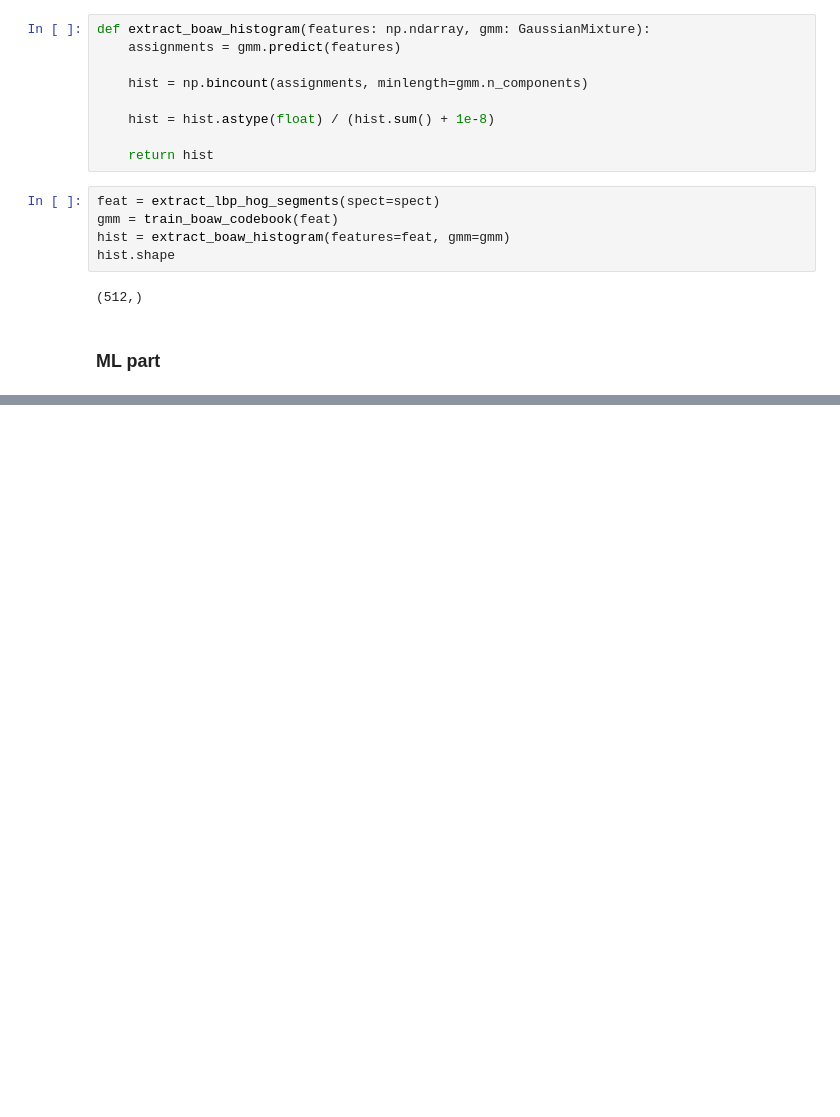
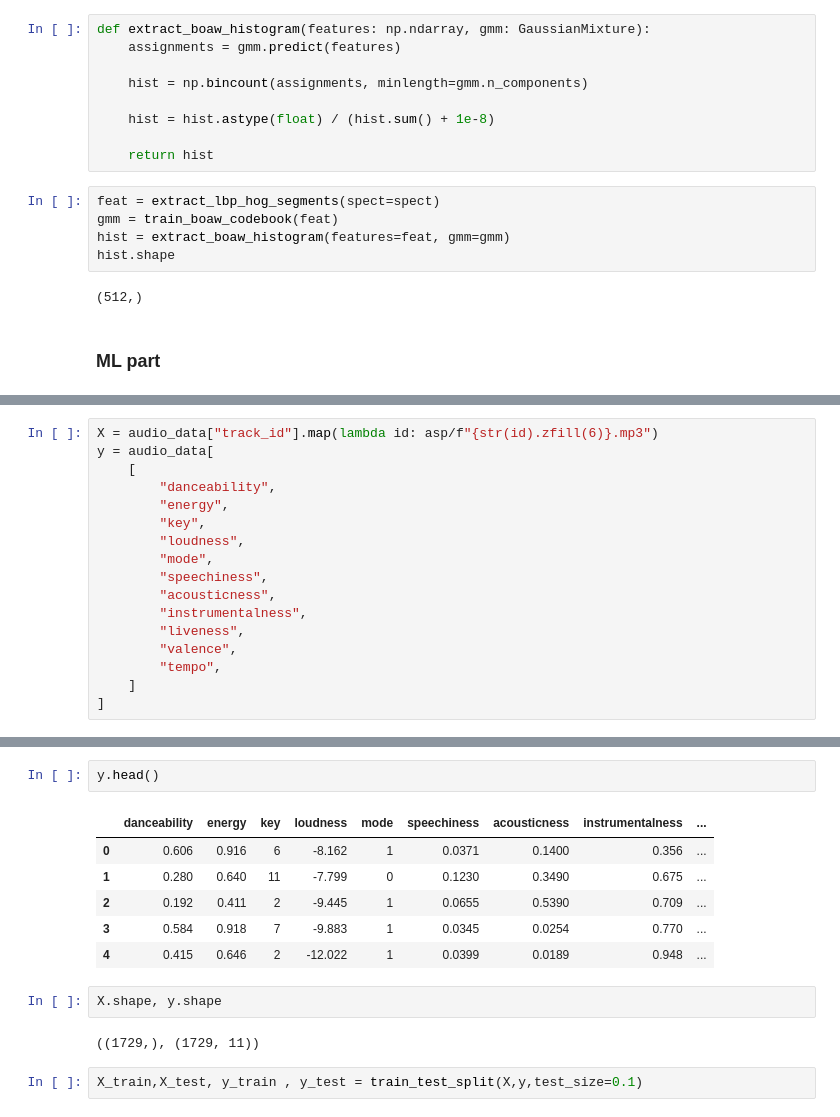
Before and after one commit to Academic-Projects-2025/Music-recommendation-system, a Jupyter notebook: notebooks/lbp_hog.ipynb, the cells around one changed output, grey strips where cells are left out. Cells and saved outputs as stored; diff of their text form; blank space fills up the shorter version.

```diff
--- a/notebooks/lbp_hog.ipynb
+++ b/notebooks/lbp_hog.ipynb
@@ -448,0 +469,17 @@ class BOAWEncoder(BaseEstimator, TransformerMixin):
+# %%
+X = audio_data["track_id"].map(lambda id: asp/f"{str(id).zfill(6)}.mp3")
+y = audio_data[
+    [
+        "danceability",
+        "energy",
+        "key",
+        "loudness",
+        "mode",
+        "speechiness",
+        "acousticness",
+        "instrumentalness",
+        "liveness",
+        "valence",
+        "tempo",
+    ]
+]
@@ -448,0 +495,15 @@ class BOAWEncoder(BaseEstimator, TransformerMixin):
+# %%
+y.head()
+# %% [output]
+|  | danceability | energy | key | loudness | mode | speechiness | acousticness | instrumentalness | ... |
+| 0 | 0.606 | 0.916 | 6 | -8.162 | 1 | 0.0371 | 0.1400 | 0.356 | ... |
+| 1 | 0.280 | 0.640 | 11 | -7.799 | 0 | 0.1230 | 0.3490 | 0.675 | ... |
+| 2 | 0.192 | 0.411 | 2 | -9.445 | 1 | 0.0655 | 0.5390 | 0.709 | ... |
+| 3 | 0.584 | 0.918 | 7 | -9.883 | 1 | 0.0345 | 0.0254 | 0.770 | ... |
+| 4 | 0.415 | 0.646 | 2 | -12.022 | 1 | 0.0399 | 0.0189 | 0.948 | ... |
+# %%
+X.shape, y.shape
+# %% [output]
+((1729,), (1729, 11))
+# %%
+X_train,X_test, y_train , y_test = train_test_split(X,y,test_size=0.1)
```
Also changed, not shown: parts of 9 cells of this notebook.
